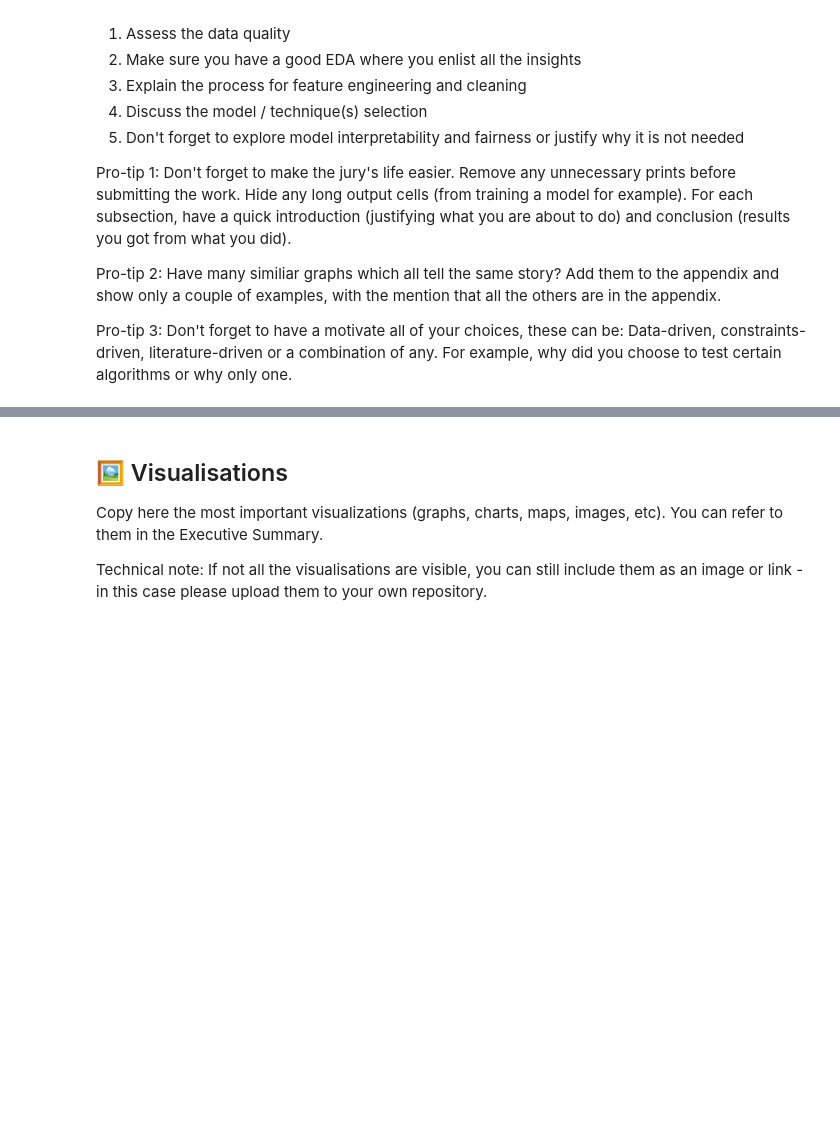
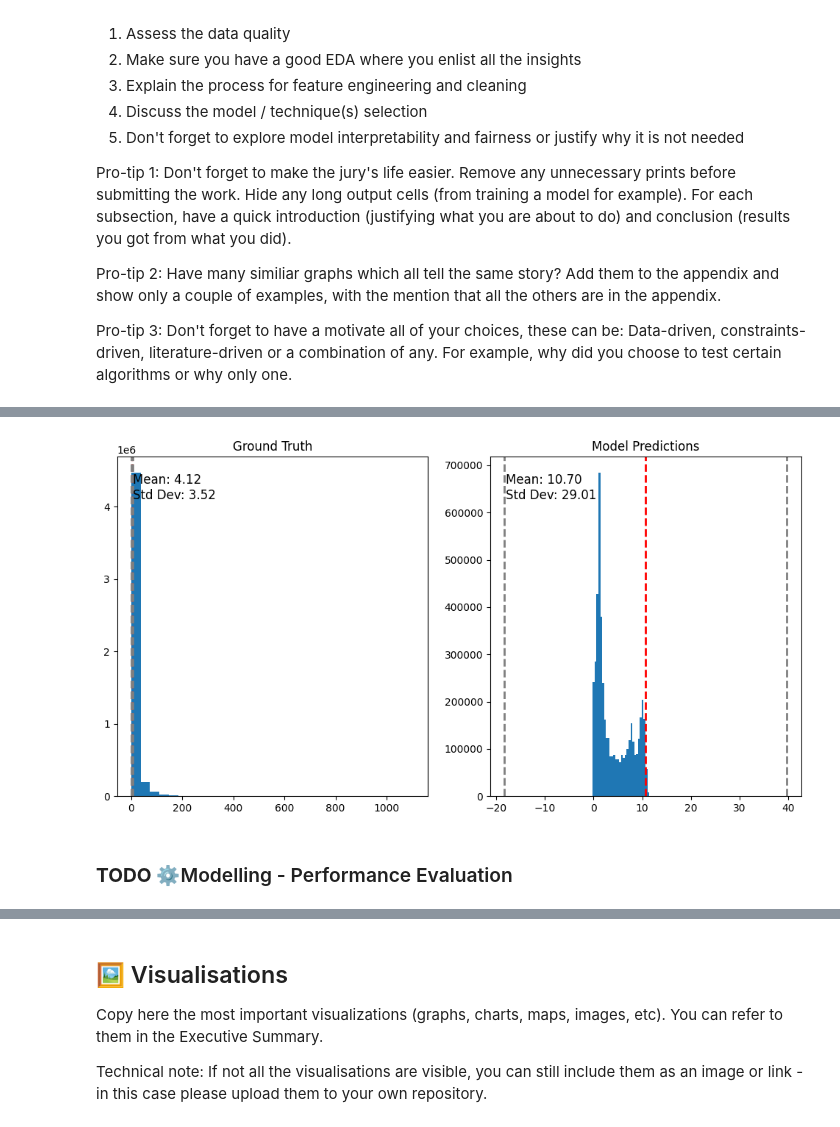
Before and after one commit to duarteoliper/WDL_2023, a Jupyter notebook: Submission.ipynb, the cells around one changed output, grey strips where cells are left out. Saved outputs shown, nothing was run; the diff lists cells and outputs as text; code cells hidden in the pictures; blank space fills up the shorter version.

```diff
--- a/Submission.ipynb
+++ b/Submission.ipynb
@@ -90,0 +517,18 @@ We developed a proof-of-concept for the metro station dataset, which involves tr
+# %%
+# Training a new model
+window_size = N_IN_24_H + FORECAST_RANGE
+FORECAST_RANGE = 4
+shift = 24
+
+model, train_loss, val_loss, test_dataset = experiment(data, window_size = window_size, shift = shift, batch_size=32, lr=5e-3, epochs=3, vis=True, model_path = f'models/model.h5', forecast_range= FORECAST_RANGE)
+train_dataset, validation_dataset, test_dataset, output_shape = ingestion(data, window_size, shift=shift, batch_size=1, forecast_range=FORECAST_RANGE)
+# %%
+# Loading a previously trained model
+# Here it is important to ensure that the test_dataset is using the same window_size and forecast_range as you used to train your model
+
+window_size = N_IN_24_H + FORECAST_RANGE
+FORECAST_RANGE = 4
+shift = 4
+
+train_dataset, validation_dataset, test_dataset, output_shape = ingestion(data, window_size, shift=shift, batch_size=32, forecast_range=FORECAST_RANGE)
+model = tf.keras.models.load_model('models/model.h5')
@@ -90,0 +606,8 @@ We developed a proof-of-concept for the metro station dataset, which involves tr
+# %%
+truth_stats = stats.describe(predictions.flatten())
+pred_stats = stats.describe(ys.flatten())
+
+print("RESULTS")
+print("MSE:", MSE)
+print("Ground Truth Stats:", truth_stats)
+print("Predictions Stats: ", pred_stats)
@@ -90,0 +619,22 @@ We developed a proof-of-concept for the metro station dataset, which involves tr
+# %%
+fig, (ax1, ax2) = plt.subplots(ncols=2, figsize=(12, 6))
+
+ax1.hist(ys.flatten(), bins=30)
+ax1.set_title('Ground Truth')
+ax1.axvline(truth_stats.mean, color='red', linestyle='dashed', linewidth=2)
+ax1.axvline(truth_stats.mean - truth_stats.variance**0.5, color='gray', linestyle='dashed', linewidth=2)
+ax1.axvline(truth_stats.mean + truth_stats.variance**0.5, color='gray', linestyle='dashed', linewidth=2)
+ax1.text(0.05, 0.95, f"Mean: {truth_stats.mean:.2f}\nStd Dev: {truth_stats.variance**0.5:.2f}", transform=ax1.transAxes, fontsize=12, verticalalignment='top')
+
+ax2.hist(predictions.flatten(), bins=30)
+ax2.set_title('Model Predictions')
+ax2.axvline(pred_stats.mean, color='red', linestyle='dashed', linewidth=2)
+ax2.axvline(pred_stats.mean - pred_stats.variance**0.5, color='gray', linestyle='dashed', linewidth=2)
+ax2.axvline(pred_stats.mean + pred_stats.variance**0.5, color='gray', linestyle='dashed', linewidth=2)
+ax2.text(0.05, 0.95, f"Mean: {pred_stats.mean:.2f}\nStd Dev: {pred_stats.variance**0.5:.2f}", transform=ax2.transAxes, fontsize=12, verticalalignment='top')
+
+plt.show()
+# %% [output]
+[figure, added]
+# %% [markdown]
+### **TODO** ⚙️Modelling - Performance Evaluation
```
Also changed, not shown: parts of 93 cells of this notebook.
